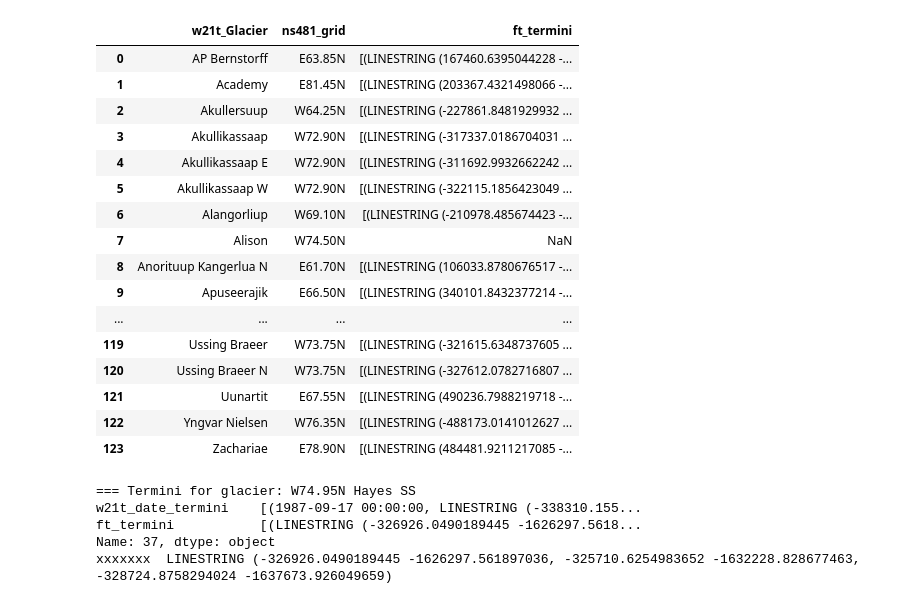
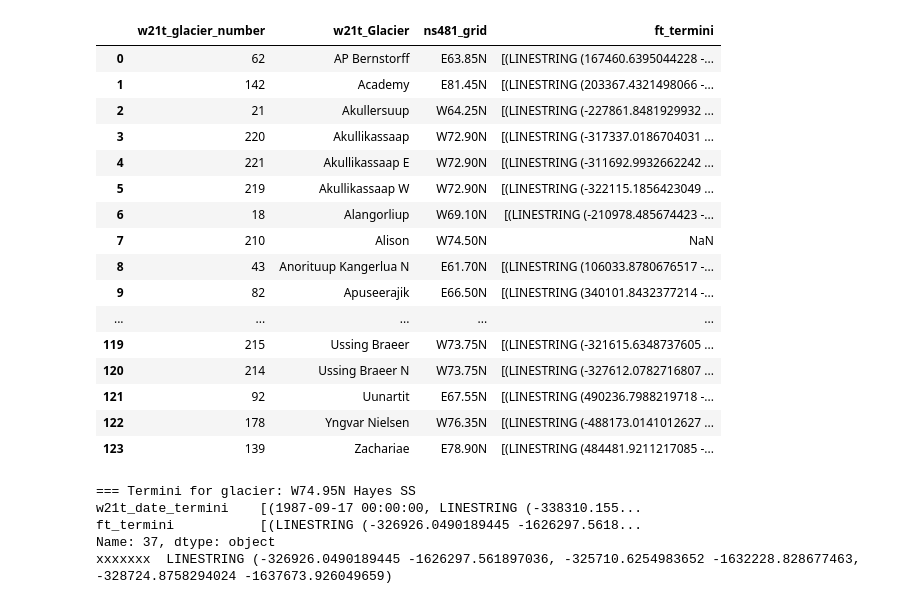
Before and after one commit to pism/pism-greenland, a Jupyter notebook: data_sets/velocities/VelTermCombos_ALL.ipynb, the cells around one changed output. Cells and saved outputs as stored; diff of their text form; code cells hidden in the pictures.

```diff
--- a/data_sets/velocities/VelTermCombos_ALL.ipynb
+++ b/data_sets/velocities/VelTermCombos_ALL.ipynb
@@ -49,23 +67,23 @@ select.df.columns
 # %%
-select.df[['w21t_Glacier','ns481_grid','ft_termini']]
+select.df[['w21t_glacier_number','w21t_Glacier','ns481_grid','ft_termini']]
 # %% [output]
-|  | w21t_Glacier | ns481_grid | ft_termini |
-| 0 | AP Bernstorff | E63.85N | [(LINESTRING (167460.6395044228 -... |
-| 1 | Academy | E81.45N | [(LINESTRING (203367.4321498066 -... |
-| 2 | Akullersuup | W64.25N | [(LINESTRING (-227861.8481929932 ... |
-| 3 | Akullikassaap | W72.90N | [(LINESTRING (-317337.0186704031 ... |
-| 4 | Akullikassaap E | W72.90N | [(LINESTRING (-311692.9932662242 ... |
-| 5 | Akullikassaap W | W72.90N | [(LINESTRING (-322115.1856423049 ... |
-| 6 | Alangorliup | W69.10N | [(LINESTRING (-210978.485674423 -... |
-| 7 | Alison | W74.50N | NaN |
-| 8 | Anorituup Kangerlua N | E61.70N | [(LINESTRING (106033.8780676517 -... |
-| 9 | Apuseerajik | E66.50N | [(LINESTRING (340101.8432377214 -... |
-| ... | ... | ... | ... |
-| 119 | Ussing Braeer | W73.75N | [(LINESTRING (-321615.6348737605 ... |
-| 120 | Ussing Braeer N | W73.75N | [(LINESTRING (-327612.0782716807 ... |
-| 121 | Uunartit | E67.55N | [(LINESTRING (490236.7988219718 -... |
-| 122 | Yngvar Nielsen | W76.35N | [(LINESTRING (-488173.0141012627 ... |
-| 123 | Zachariae | E78.90N | [(LINESTRING (484481.9211217085 -... |
+|  | w21t_glacier_number | w21t_Glacier | ns481_grid | ft_termini |
+| 0 | 62 | AP Bernstorff | E63.85N | [(LINESTRING (167460.6395044228 -... |
+| 1 | 142 | Academy | E81.45N | [(LINESTRING (203367.4321498066 -... |
+| 2 | 21 | Akullersuup | W64.25N | [(LINESTRING (-227861.8481929932 ... |
+| 3 | 220 | Akullikassaap | W72.90N | [(LINESTRING (-317337.0186704031 ... |
+| 4 | 221 | Akullikassaap E | W72.90N | [(LINESTRING (-311692.9932662242 ... |
+| 5 | 219 | Akullikassaap W | W72.90N | [(LINESTRING (-322115.1856423049 ... |
+| 6 | 18 | Alangorliup | W69.10N | [(LINESTRING (-210978.485674423 -... |
+| 7 | 210 | Alison | W74.50N | NaN |
+| 8 | 43 | Anorituup Kangerlua N | E61.70N | [(LINESTRING (106033.8780676517 -... |
+| 9 | 82 | Apuseerajik | E66.50N | [(LINESTRING (340101.8432377214 -... |
+| ... | ... | ... | ... | ... |
+| 119 | 215 | Ussing Braeer | W73.75N | [(LINESTRING (-321615.6348737605 ... |
+| 120 | 214 | Ussing Braeer N | W73.75N | [(LINESTRING (-327612.0782716807 ... |
+| 121 | 92 | Uunartit | E67.55N | [(LINESTRING (490236.7988219718 -... |
+| 122 | 178 | Yngvar Nielsen | W76.35N | [(LINESTRING (-488173.0141012627 ... |
+| 123 | 139 | Zachariae | E78.90N | [(LINESTRING (484481.9211217085 -... |
 # %%
 import datetime
 import scipy.interpolate
```
Also changed, not shown: parts of 12 cells of this notebook, 6 other files.
